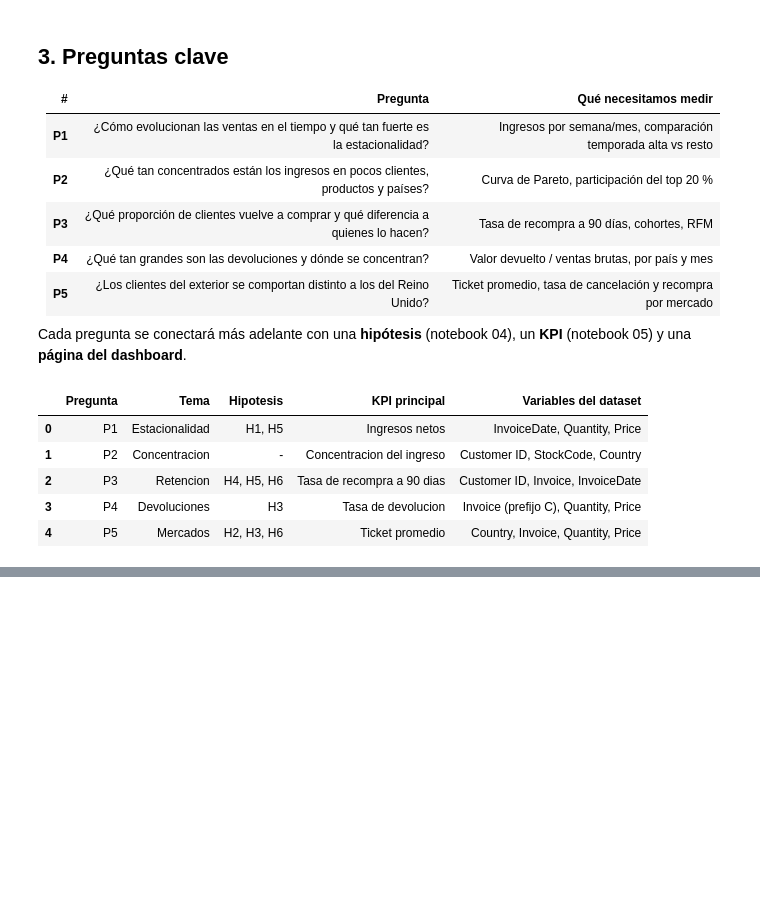
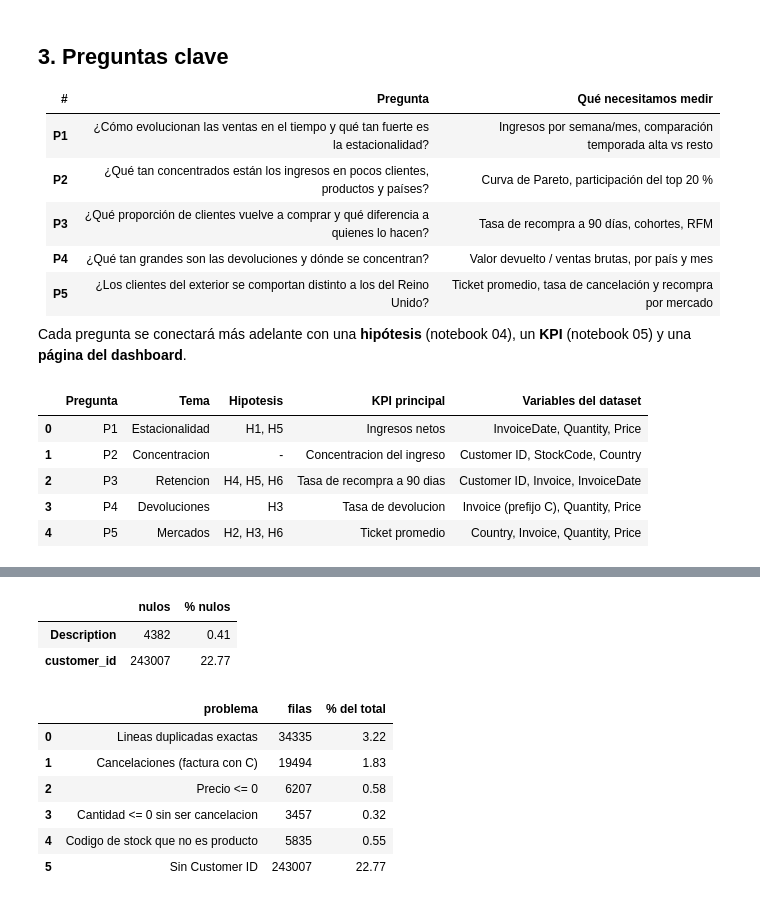
Before and after one commit to Xantyagoh/grupo3-bi-ecommerce, a Jupyter notebook: notebooks/01_comprension_problema.ipynb, the cells around one changed output, grey strips where cells are left out. Drawn from its saved outputs; the diff is of its cells as text; code cells hidden in the pictures; blank space fills up the shorter version.

```diff
--- a/notebooks/01_comprension_problema.ipynb
+++ b/notebooks/01_comprension_problema.ipynb
@@ -153,0 +158,46 @@ trazabilidad
+# %%
+d = df.rename(columns={'Customer ID': 'customer_id'}).copy()
+d['es_cancelacion'] = d['Invoice'].str.startswith('C')
+d['importe'] = d['Quantity'] * d['Price']
+
+# Codigos de stock que NO son productos reales (envio, comisiones, ajustes, pruebas...)
+patron_producto = r'^\d{5}|^DCGS|^gift_'
+d['no_producto'] = ~d['StockCode'].str.match(patron_producto)
+
+nulos = d.isna().sum().rename('nulos').to_frame()
+nulos['% nulos'] = (nulos['nulos'] / len(d) * 100).round(2)
+nulos[nulos['nulos'] > 0]
+# %% [output]
+|  | nulos | % nulos |
+| Description | 4382 | 0.41 |
+| customer_id | 243007 | 22.77 |
+# %%
+ventas_pos = d[(~d['es_cancelacion']) & (d['Quantity'] > 0) & (d['Price'] > 0)]
+auditoria = pd.DataFrame({
+    'problema': [
+        'Lineas duplicadas exactas',
+        'Cancelaciones (factura con C)',
+        'Precio <= 0',
+        'Cantidad <= 0 sin ser cancelacion',
+        'Codigo de stock que no es producto',
+        'Sin Customer ID',
+    ],
+    'filas': [
+        int(d.duplicated().sum()),
+        int(d['es_cancelacion'].sum()),
+        int((d['Price'] <= 0).sum()),
+        int(((d['Quantity'] <= 0) & ~d['es_cancelacion']).sum()),
+        int(d['no_producto'].sum()),
+        int(d['customer_id'].isna().sum()),
+    ],
+})
+auditoria['% del total'] = (auditoria['filas'] / len(d) * 100).round(2)
+auditoria
+# %% [output]
+|  | problema | filas | % del total |
+| 0 | Lineas duplicadas exactas | 34335 | 3.22 |
+| 1 | Cancelaciones (factura con C) | 19494 | 1.83 |
+| 2 | Precio <= 0 | 6207 | 0.58 |
+| 3 | Cantidad <= 0 sin ser cancelacion | 3457 | 0.32 |
+| 4 | Codigo de stock que no es producto | 5835 | 0.55 |
+| 5 | Sin Customer ID | 243007 | 22.77 |
```
Also changed, not shown: parts of 4 cells of this notebook, 1 other file.
